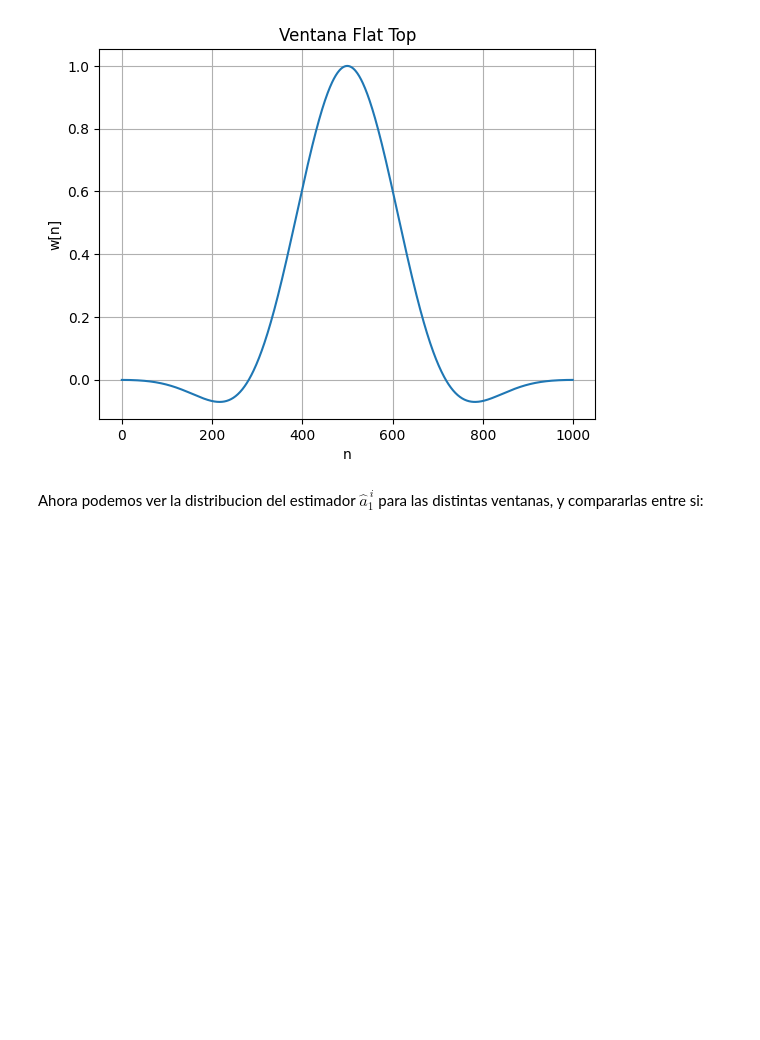
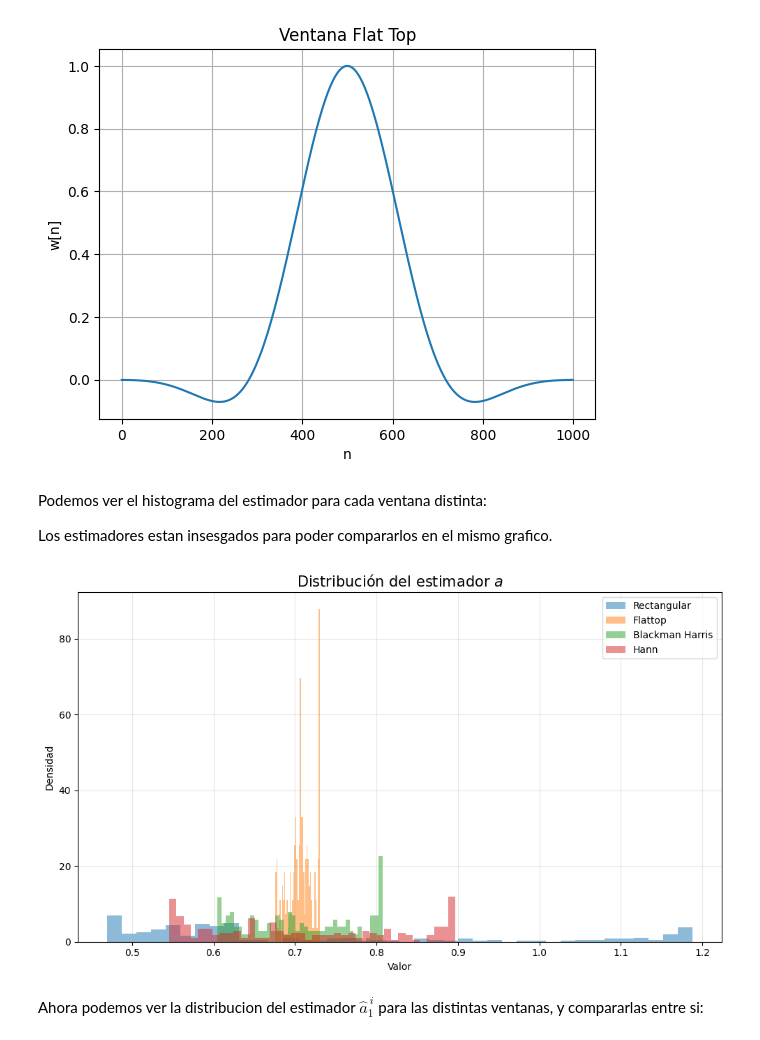
Before and after one commit to tomzuran/PDS2026, a Jupyter notebook: est_espectral2.ipynb, the cells around one changed output. Cells and saved outputs as stored; diff of their text form; code cells hidden in the pictures; blank space fills up the shorter version.

```diff
--- a/est_espectral2.ipynb
+++ b/est_espectral2.ipynb
@@ -360,6 +360,55 @@ plt.grid(True)
 plt.show()
 # %% [output]
 [figure]
+# %% [markdown]
+Podemos ver el histograma del estimador para cada ventana distinta:
+
+
+Los estimadores estan insesgados para poder compararlos en el mismo grafico.
+# %%
+estimador_a_ft = calcular_estimador_a(x10db, N, flattop)
+estimador_a_bmh = calcular_estimador_a(x10db, N, blackmanharris)
+estimador_a_hann = calcular_estimador_a(x10db, N, hann)
+
+plt.figure(figsize=(10, 6))
+
+bins = 40
+
+plt.hist(estimador_a_corregido,
+         bins=bins,
+         density=True,
+         alpha=0.5,
+         label='Rectangular')
+
+plt.hist(estimador_a_ft,
+         bins=bins,
+         density=True,
+         alpha=0.5,
+         label='Flattop')
+
+plt.hist(estimador_a_bmh,
+         bins=bins,
+         density=True,
+         alpha=0.5,
+         label='Blackman Harris')
+
+plt.hist(estimador_a_hann,
+         bins=bins,
+         density=True,
+         alpha=0.5,
+         label='Hann')
+
+plt.title('Distribución del estimador $a$', fontsize=15)
+plt.xlabel('Valor')
+plt.ylabel('Densidad')
+
+plt.grid(alpha=0.3)
+plt.legend()
+plt.tight_layout()
+
+plt.show()
+# %% [output]
+[figure, added]
 # %% [markdown]
 Ahora podemos ver la distribucion del estimador $\hat{a}_1^{\,i}$ para las distintas ventanas, y compararlas entre si:
 # %%
```
Also changed, not shown: parts of 26 cells of this notebook.
